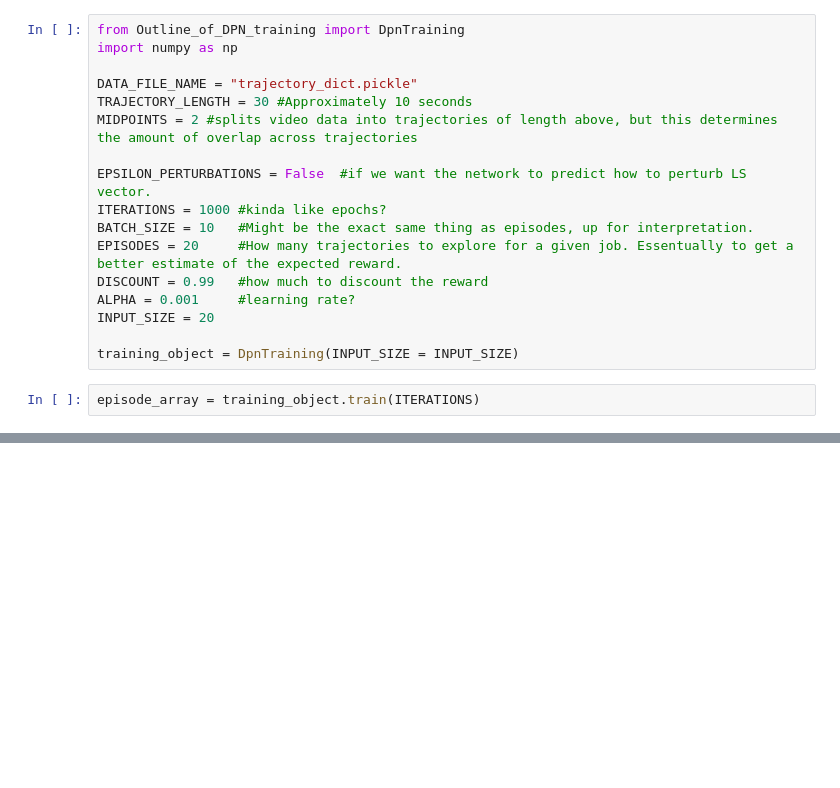
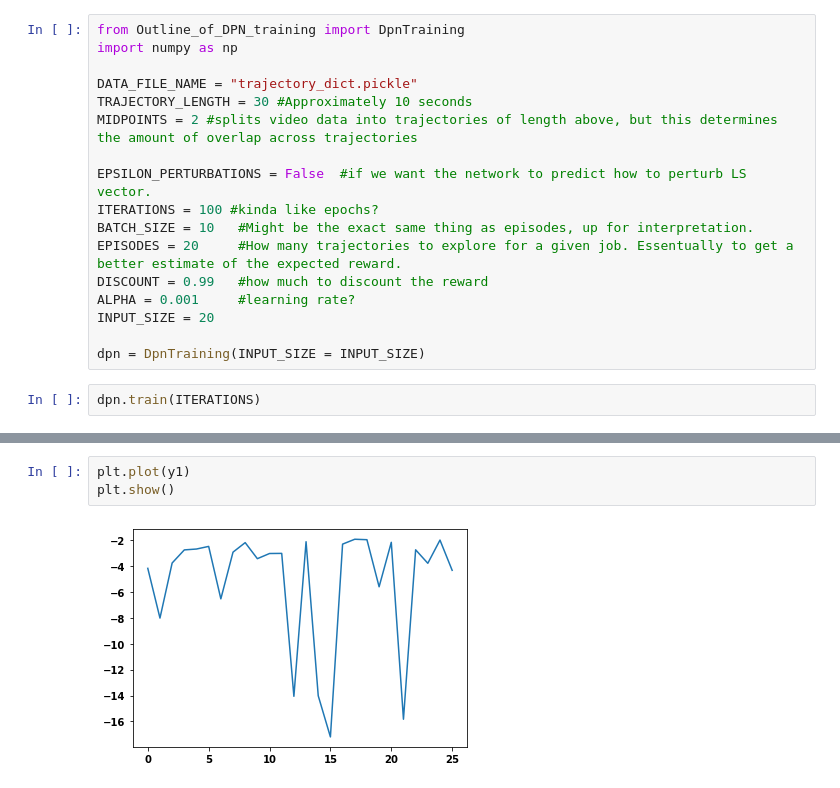
Before and after one commit to natewagner10/DeepLearningOfDynamics, a Jupyter notebook: model_code/Untitled.ipynb, the cells around one changed output, grey strips where cells are left out. Drawn from its saved outputs; the diff is of its cells as text; blank space fills up the shorter version.

```diff
--- a/model_code/Untitled.ipynb
+++ b/model_code/Untitled.ipynb
@@ -7,13 +7,13 @@ TRAJECTORY_LENGTH = 30 #Approximately 10 seconds
 MIDPOINTS = 2 #splits video data into trajectories of length above, but this determines the amount of overlap across trajectories
 
 EPSILON_PERTURBATIONS = False  #if we want the network to predict how to perturb LS vector.
-ITERATIONS = 1000 #kinda like epochs?
+ITERATIONS = 100 #kinda like epochs?
 BATCH_SIZE = 10   #Might be the exact same thing as episodes, up for interpretation.
 EPISODES = 20     #How many trajectories to explore for a given job. Essentually to get a better estimate of the expected reward.
 DISCOUNT = 0.99   #how much to discount the reward
 ALPHA = 0.001     #learning rate?
 INPUT_SIZE = 20
 
-training_object = DpnTraining(INPUT_SIZE = INPUT_SIZE)
+dpn = DpnTraining(INPUT_SIZE = INPUT_SIZE)
 # %%
-episode_array = training_object.train(ITERATIONS)
+dpn.train(ITERATIONS)
@@ -169,0 +74,5 @@ sum(np.square(x-1))
+# %%
+plt.plot(y1)
+plt.show()
+# %% [output]
+[figure, added]
```
Also changed, not shown: parts of 20 cells of this notebook, 1 other file.
